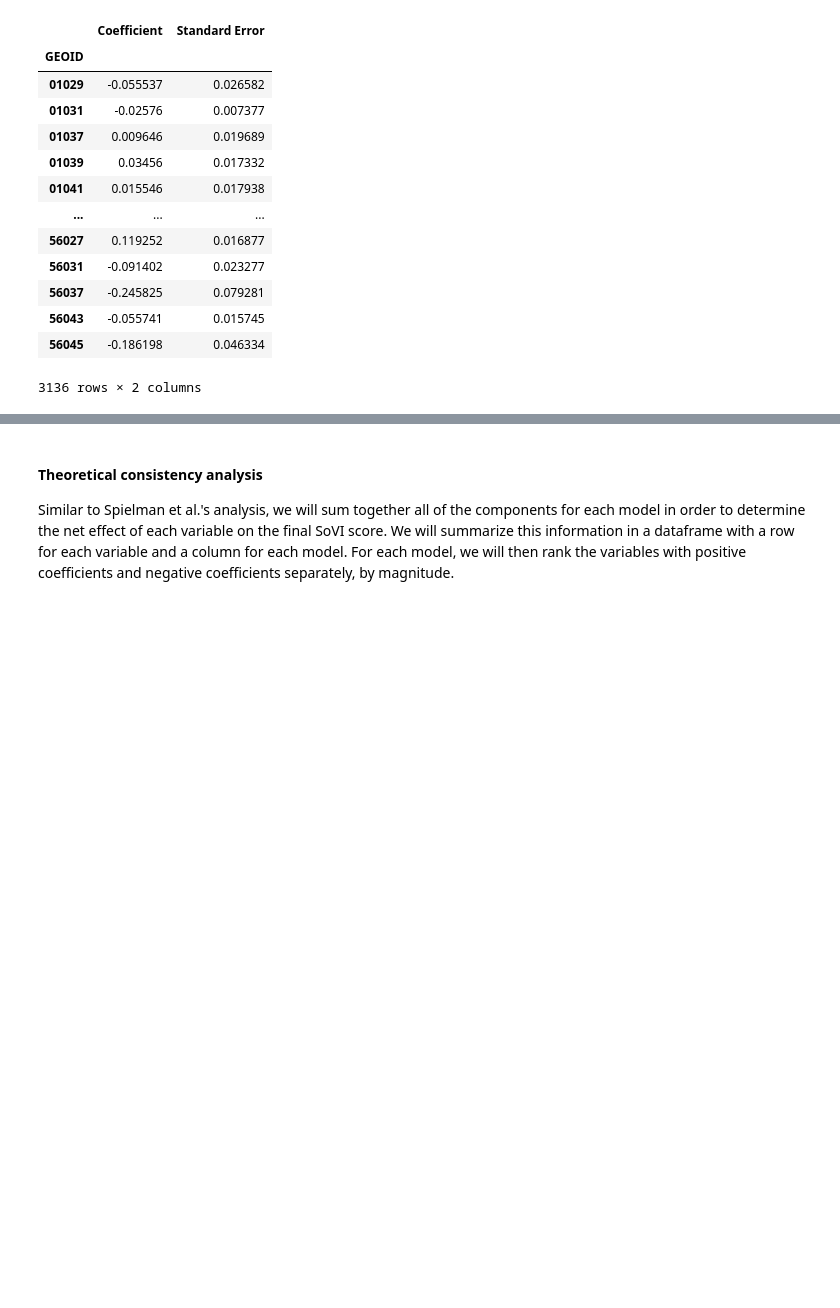
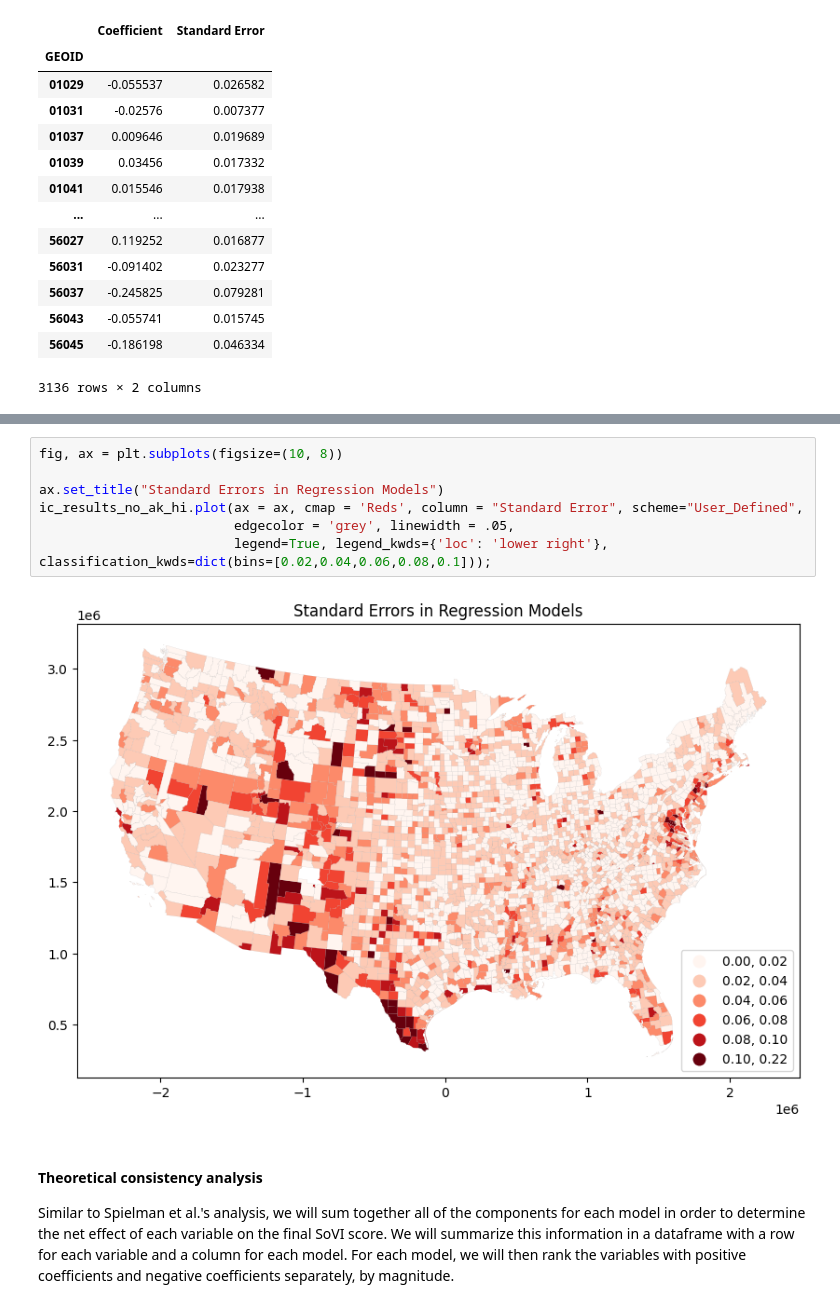
Before and after one commit to HEGSRR/RPl-Spielman-2020, a Jupyter notebook: procedure/code/RPl-Spielman-2020.ipynb, the cells around one changed output, grey strips where cells are left out. Saved outputs shown, nothing was run; the diff lists cells and outputs as text; blank space fills up the shorter version.

```diff
--- a/procedure/code/RPl-Spielman-2020.ipynb
+++ b/procedure/code/RPl-Spielman-2020.ipynb
@@ -877,3 +916,12 @@ ic_results
+# %%
+fig, ax = plt.subplots(figsize=(10, 8))
+
+ax.set_title("Standard Errors in Regression Models")
+ic_results_no_ak_hi.plot(ax = ax, cmap = 'Reds', column = "Standard Error", scheme="User_Defined",
+                         edgecolor = 'grey', linewidth = .05,
+                         legend=True, legend_kwds={'loc': 'lower right'}, classification_kwds=dict(bins=[0.02,0.04,0.06,0.08,0.1]));
+# %% [output]
+[figure, added]
 # %% [markdown]
 #### Theoretical consistency analysis
 
```
Also changed, not shown: parts of 6 cells of this notebook.
